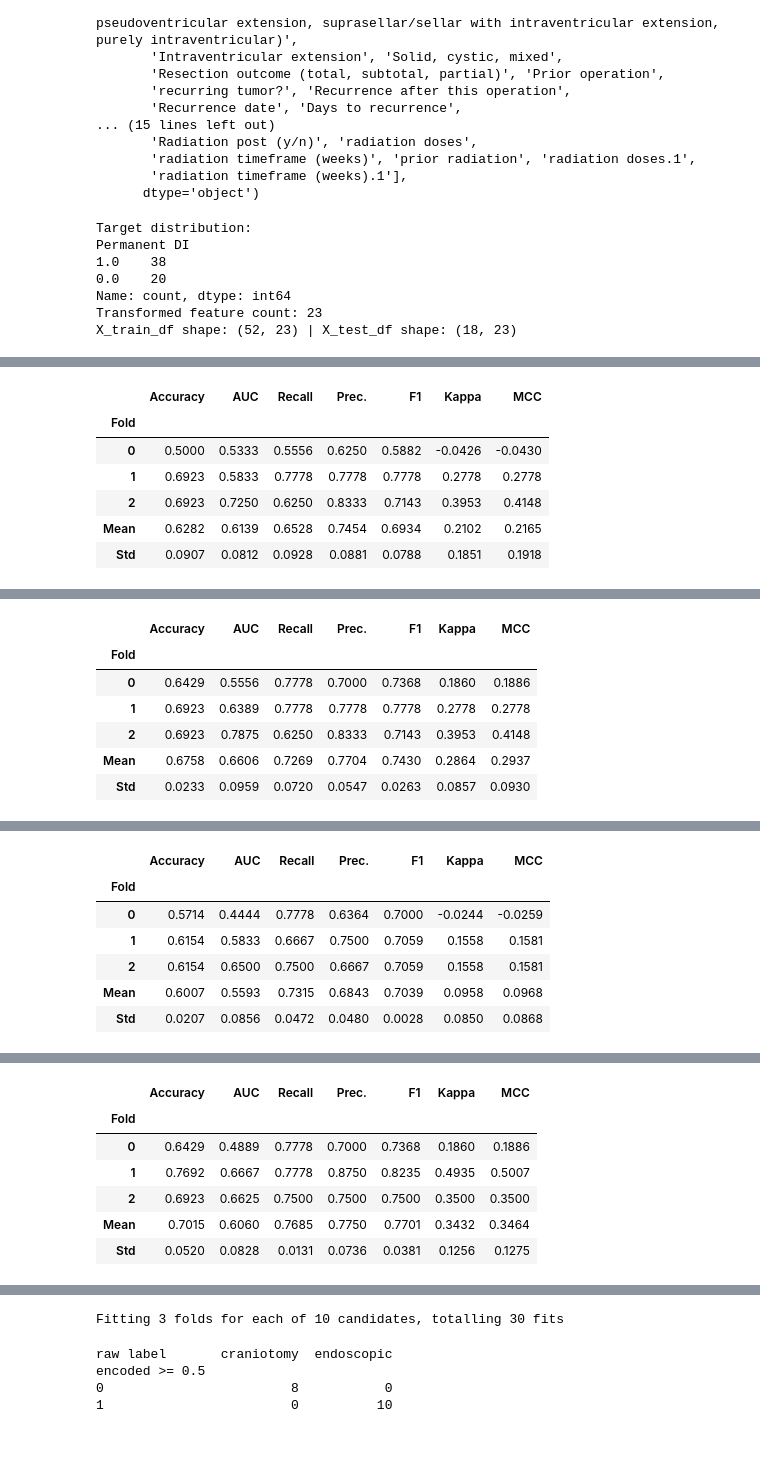
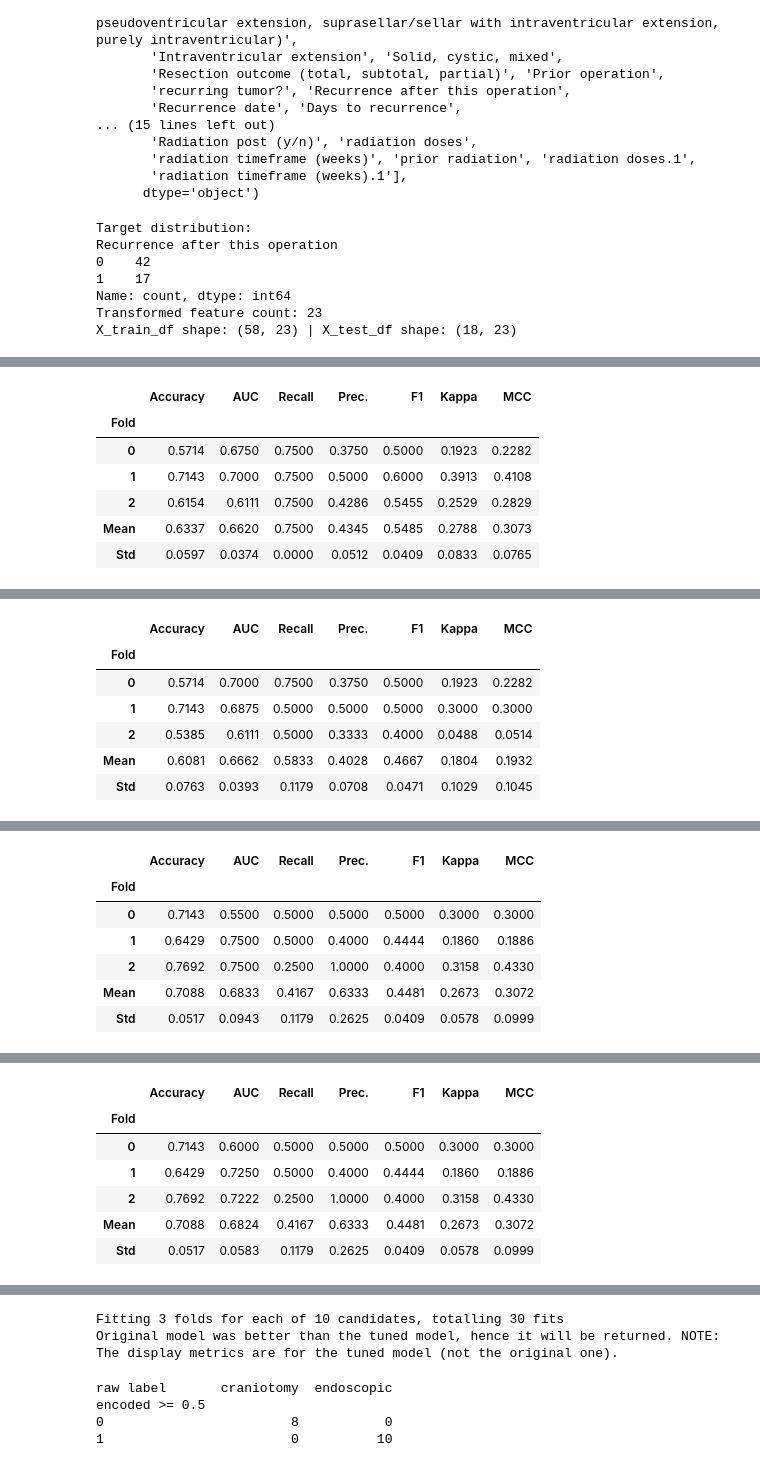
Before and after one commit to shrinitbabel/craniopharyngioma, a Jupyter notebook: Explainable.ipynb, the cells around one changed output, grey strips where cells are left out. Cells and saved outputs as stored; diff of their text form; code cells hidden in the pictures.

```diff
--- a/Explainable.ipynb
+++ b/Explainable.ipynb
@@ -51,7 +51,7 @@ preop_basic = [
     "Intraventricular extension", "BRAF+", "Solid, cystic, mixed", "Tumor (Adamantinomatous, papillary)"
 ]
 
-target_col = "Permanent DI"
+target_col = "Recurrence after this operation"
 use_cols = [c for c in (preop_basic + ["Surgical Approach",
                                        "Resection outcome (total, subtotal, partial)",
                                       target_col]) if c in df.columns]
@@ -111,7 +111,7 @@ import shap
 import matplotlib.pyplot as plt
 import os
 
-os.makedirs("xai_plots", exist_ok=True)
+os.makedirs("xai_plots/Recurrence", exist_ok=True)
 
 # ---- CatBoost (TreeExplainer) ----
 cat_est = cat_t
@@ -132,71 +132,72 @@ def extract_linear_base_from_calibrator(cal_model):
     Returns the underlying linear classifier for SHAP LinearExplainer.
     Works across sklearn versions and CV/prefit modes.
     """
     if not isinstance(cal_model, CalibratedClassifierCV):
         return cal_model  # not calibrated -> already base
 
     # 1) If the model has calibrated_classifiers_ (fitted with CV), take the first
     if hasattr(cal_model, "calibrated_classifiers_") and cal_model.calibrated_classifiers_:
         cc0 = cal_model.calibrated_classifiers_[0]
         # cc0 has attributes: base_estimator, calibrator
         if hasattr(cc0, "base_estimator"):
             return cc0.base_estimator
 
     # 2) If using prefit=True style, estimator may exist
     if hasattr(cal_model, "estimator") and cal_model.estimator is not None:
         return cal_model.estimator
 
     # 3) Fallback: you can always just explain the *uncalibrated* ridge you created above
     # (SHAP explains the linear decision function; calibration is a monotonic transform)
     return ridge  # <-- the uncalibrated Ridge you created earlier
 
 
 lin_base = extract_linear_base_from_calibrator(ridge_cal)
 # %% [output]
 Target distribution:
-Permanent DI
-1.0    38
-0.0    20
+Recurrence after this operation
+0    42
+1    17
 Name: count, dtype: int64
 Transformed feature count: 23
-X_train_df shape: (52, 23) | X_test_df shape: (18, 23)
+X_train_df shape: (58, 23) | X_test_df shape: (18, 23)
 [interactive output not drawn]
 |  | Accuracy | AUC | Recall | Prec. | F1 | Kappa | MCC |
 | Fold |  |  |  |  |  |  |  |
-| 0 | 0.5000 | 0.5333 | 0.5556 | 0.6250 | 0.5882 | -0.0426 | -0.0430 |
-| 1 | 0.6923 | 0.5833 | 0.7778 | 0.7778 | 0.7778 | 0.2778 | 0.2778 |
-| 2 | 0.6923 | 0.7250 | 0.6250 | 0.8333 | 0.7143 | 0.3953 | 0.4148 |
-| Mean | 0.6282 | 0.6139 | 0.6528 | 0.7454 | 0.6934 | 0.2102 | 0.2165 |
-| Std | 0.0907 | 0.0812 | 0.0928 | 0.0881 | 0.0788 | 0.1851 | 0.1918 |
+| 0 | 0.5714 | 0.6750 | 0.7500 | 0.3750 | 0.5000 | 0.1923 | 0.2282 |
+| 1 | 0.7143 | 0.7000 | 0.7500 | 0.5000 | 0.6000 | 0.3913 | 0.4108 |
+| 2 | 0.6154 | 0.6111 | 0.7500 | 0.4286 | 0.5455 | 0.2529 | 0.2829 |
+| Mean | 0.6337 | 0.6620 | 0.7500 | 0.4345 | 0.5485 | 0.2788 | 0.3073 |
+| Std | 0.0597 | 0.0374 | 0.0000 | 0.0512 | 0.0409 | 0.0833 | 0.0765 |
 [interactive output not drawn]
 [interactive output not drawn]
 |  | Accuracy | AUC | Recall | Prec. | F1 | Kappa | MCC |
 | Fold |  |  |  |  |  |  |  |
-| 0 | 0.6429 | 0.5556 | 0.7778 | 0.7000 | 0.7368 | 0.1860 | 0.1886 |
-| 1 | 0.6923 | 0.6389 | 0.7778 | 0.7778 | 0.7778 | 0.2778 | 0.2778 |
-| 2 | 0.6923 | 0.7875 | 0.6250 | 0.8333 | 0.7143 | 0.3953 | 0.4148 |
-| Mean | 0.6758 | 0.6606 | 0.7269 | 0.7704 | 0.7430 | 0.2864 | 0.2937 |
-| Std | 0.0233 | 0.0959 | 0.0720 | 0.0547 | 0.0263 | 0.0857 | 0.0930 |
+| 0 | 0.5714 | 0.7000 | 0.7500 | 0.3750 | 0.5000 | 0.1923 | 0.2282 |
+| 1 | 0.7143 | 0.6875 | 0.5000 | 0.5000 | 0.5000 | 0.3000 | 0.3000 |
+| 2 | 0.5385 | 0.6111 | 0.5000 | 0.3333 | 0.4000 | 0.0488 | 0.0514 |
+| Mean | 0.6081 | 0.6662 | 0.5833 | 0.4028 | 0.4667 | 0.1804 | 0.1932 |
+| Std | 0.0763 | 0.0393 | 0.1179 | 0.0708 | 0.0471 | 0.1029 | 0.1045 |
 [interactive output not drawn]
 [interactive output not drawn]
 |  | Accuracy | AUC | Recall | Prec. | F1 | Kappa | MCC |
 | Fold |  |  |  |  |  |  |  |
-| 0 | 0.5714 | 0.4444 | 0.7778 | 0.6364 | 0.7000 | -0.0244 | -0.0259 |
-| 1 | 0.6154 | 0.5833 | 0.6667 | 0.7500 | 0.7059 | 0.1558 | 0.1581 |
-| 2 | 0.6154 | 0.6500 | 0.7500 | 0.6667 | 0.7059 | 0.1558 | 0.1581 |
-| Mean | 0.6007 | 0.5593 | 0.7315 | 0.6843 | 0.7039 | 0.0958 | 0.0968 |
-| Std | 0.0207 | 0.0856 | 0.0472 | 0.0480 | 0.0028 | 0.0850 | 0.0868 |
+| 0 | 0.7143 | 0.5500 | 0.5000 | 0.5000 | 0.5000 | 0.3000 | 0.3000 |
+| 1 | 0.6429 | 0.7500 | 0.5000 | 0.4000 | 0.4444 | 0.1860 | 0.1886 |
+| 2 | 0.7692 | 0.7500 | 0.2500 | 1.0000 | 0.4000 | 0.3158 | 0.4330 |
+| Mean | 0.7088 | 0.6833 | 0.4167 | 0.6333 | 0.4481 | 0.2673 | 0.3072 |
+| Std | 0.0517 | 0.0943 | 0.1179 | 0.2625 | 0.0409 | 0.0578 | 0.0999 |
 [interactive output not drawn]
 [interactive output not drawn]
 |  | Accuracy | AUC | Recall | Prec. | F1 | Kappa | MCC |
 | Fold |  |  |  |  |  |  |  |
-| 0 | 0.6429 | 0.4889 | 0.7778 | 0.7000 | 0.7368 | 0.1860 | 0.1886 |
-| 1 | 0.7692 | 0.6667 | 0.7778 | 0.8750 | 0.8235 | 0.4935 | 0.5007 |
-| 2 | 0.6923 | 0.6625 | 0.7500 | 0.7500 | 0.7500 | 0.3500 | 0.3500 |
-| Mean | 0.7015 | 0.6060 | 0.7685 | 0.7750 | 0.7701 | 0.3432 | 0.3464 |
-| Std | 0.0520 | 0.0828 | 0.0131 | 0.0736 | 0.0381 | 0.1256 | 0.1275 |
+| 0 | 0.7143 | 0.6000 | 0.5000 | 0.5000 | 0.5000 | 0.3000 | 0.3000 |
+| 1 | 0.6429 | 0.7250 | 0.5000 | 0.4000 | 0.4444 | 0.1860 | 0.1886 |
+| 2 | 0.7692 | 0.7222 | 0.2500 | 1.0000 | 0.4000 | 0.3158 | 0.4330 |
+| Mean | 0.7088 | 0.6824 | 0.4167 | 0.6333 | 0.4481 | 0.2673 | 0.3072 |
+| Std | 0.0517 | 0.0583 | 0.1179 | 0.2625 | 0.0409 | 0.0578 | 0.0999 |
 [interactive output not drawn]
 Fitting 3 folds for each of 10 candidates, totalling 30 fits
+Original model was better than the tuned model, hence it will be returned. NOTE: The display metrics are for the tuned model (not the original one).
 # %%
 # RAW (pre-encoding) splits
 X_train_raw = get_config("X_train").copy()
```
Also changed, not shown: parts of 2 cells of this notebook.
